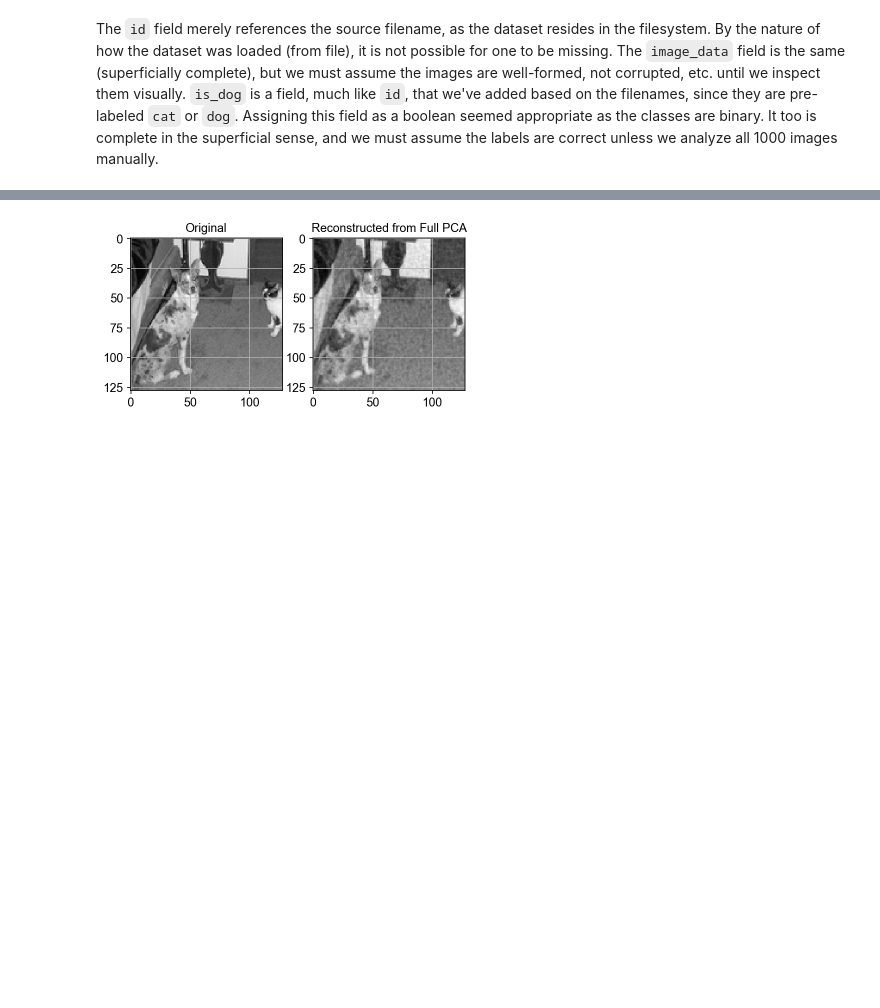
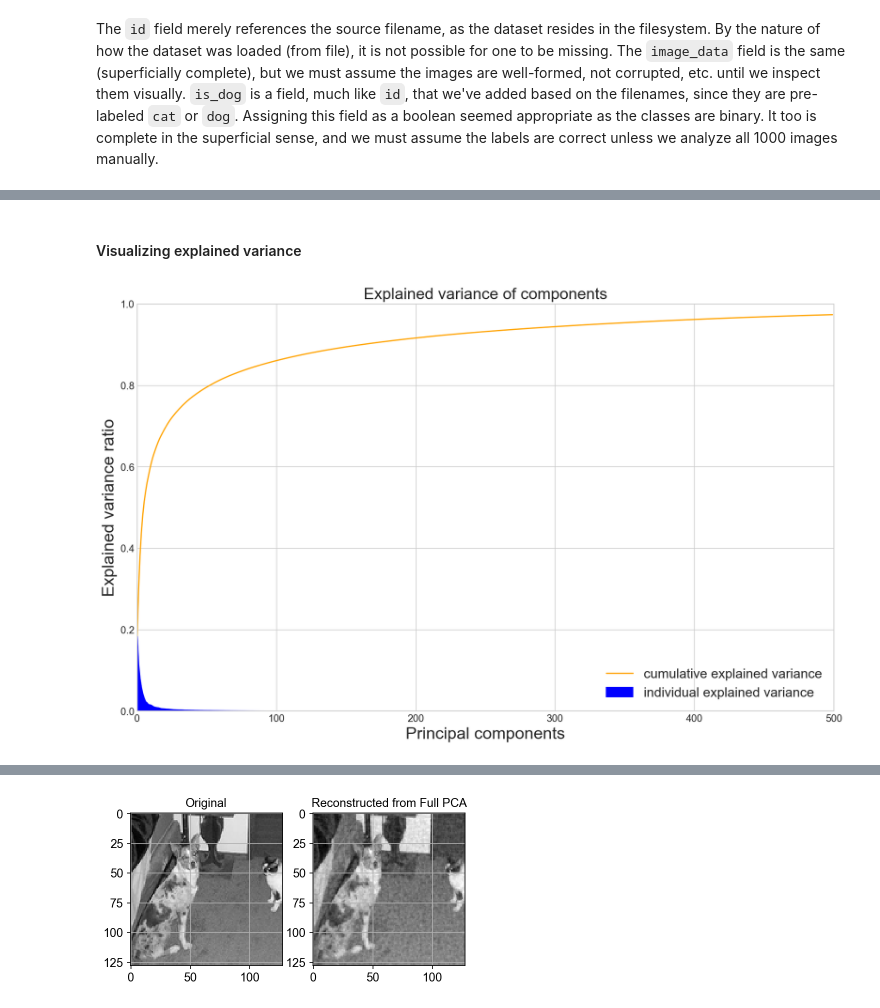
Before and after one commit to SMU-ML-2017/Project3, a Jupyter notebook: Project3 ML.ipynb, the cells around one changed output, grey strips where cells are left out. Cells and saved outputs as stored; diff of their text form; code cells hidden in the pictures; blank space fills up the shorter version.

Commit message:
Explained variance of components viz

```diff
--- a/Project3 ML.ipynb
+++ b/Project3 ML.ipynb
@@ -159 +219,26 @@ As mentioned earlier, data quality can be determined either in superficial terms
+# %% [markdown]
+#### Visualizing explained variance
+# %%
+# [CITE] "04. Dimension Reduction and Images Notebook" by Eric Larson
+def plot_explained_variance(pca):
+    explained_var = pca.explained_variance_ratio_
+    cum_var_exp = np.cumsum(explained_var)
+    x = np.arange(0,components_count)
+
+    sns.set_style("whitegrid")
+    fig, g = plt.subplots()
+
+    g.fill_between(x,0,explained_var,color='blue',label='individual explained variance')
+    g.plot(x, cum_var_exp, color='orange', linestyle='-', marker='', label='cumulative explained variance')
+
+    g.set(xlabel='Principal components',
+          ylabel='Explained variance ratio',
+          xlim=(0,components_count),
+          ylim=(0,1),
+          title='Explained variance of components')
+    g.legend(loc='lower right')
+
+plot_explained_variance(pca)
+# %% [output]
+[figure, added]
 # %% [markdown]
```
Also changed, not shown: parts of 16 cells of this notebook.
